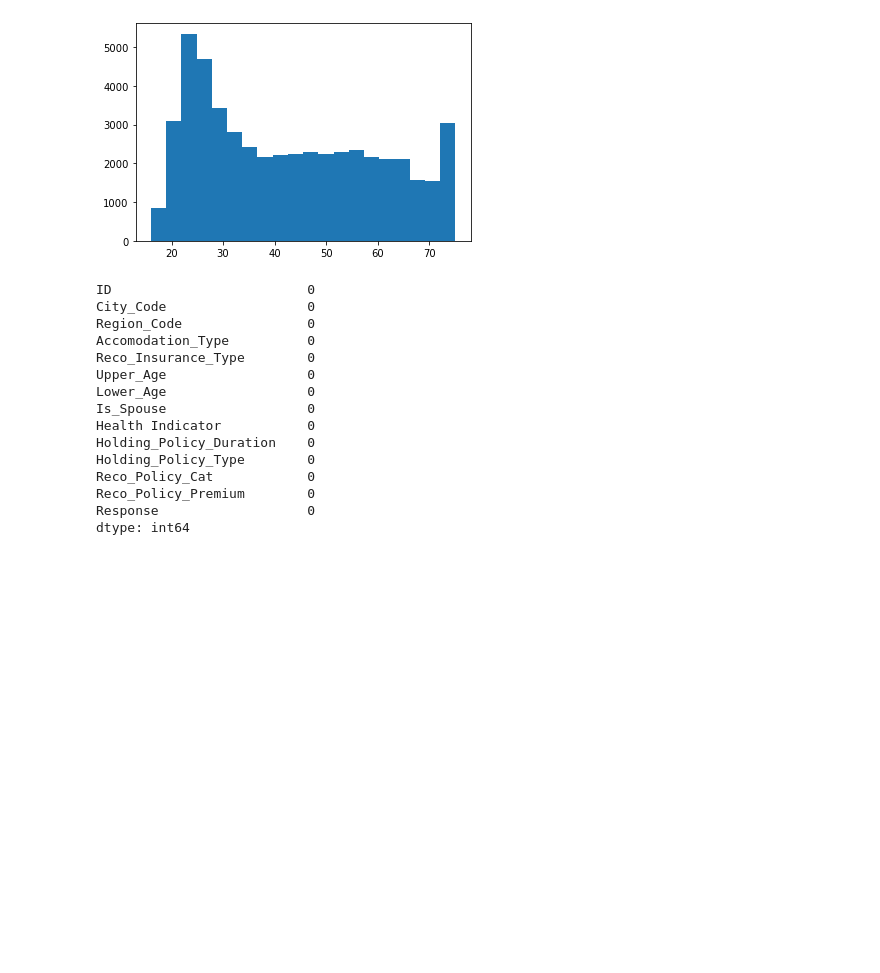
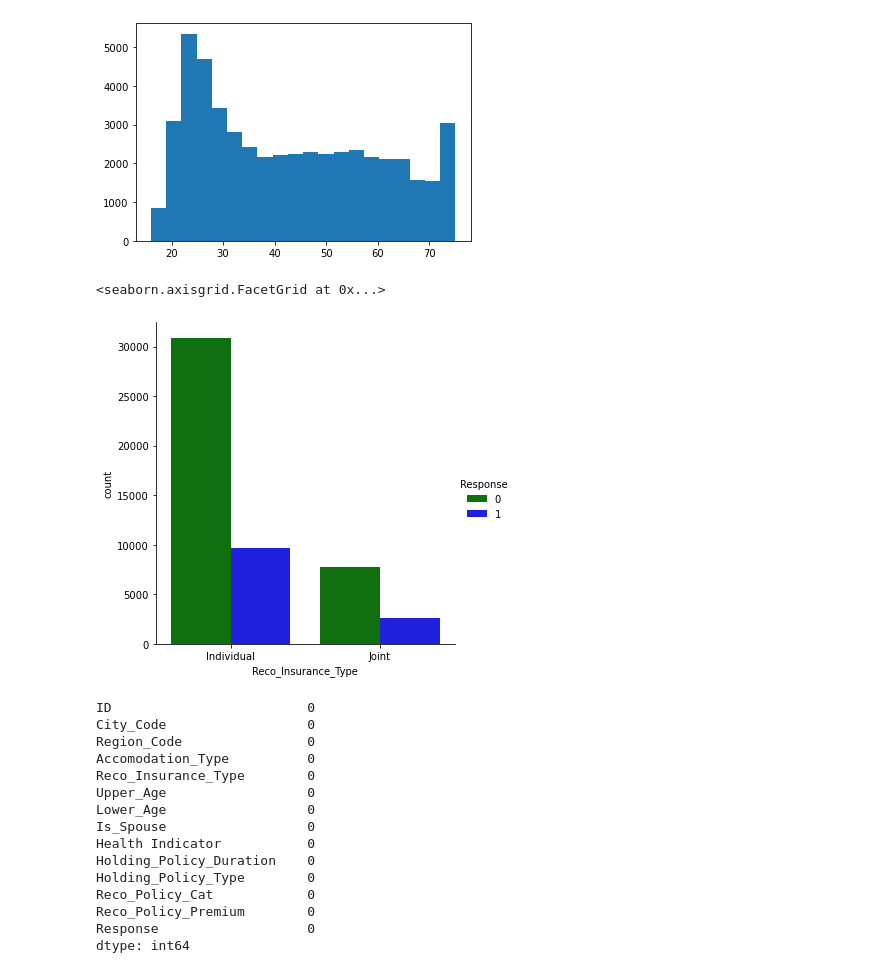
Before and after one commit to Suchitra-Majumdar/Health_Insurance_Lead_Prediction, a Jupyter notebook: Health Insurance Lead Prediction.ipynb, the cells around one changed output. Drawn from its saved outputs; the diff is of its cells as text; code cells hidden in the pictures; blank space fills up the shorter version.

```diff
--- a/Health Insurance Lead Prediction.ipynb
+++ b/Health Insurance Lead Prediction.ipynb
@@ -135,3 +183,9 @@ plt.hist(df['Lower_Age'],bins=20)
         69.1 , 72.05, 75.  ]),
  <BarContainer object of 20 artists>)
 [figure]
+# %%
+sns.catplot("Reco_Insurance_Type", hue="Response", data=df, kind="count",
+            palette={1:"blue", 0:"green"})
+# %% [output]
+<seaborn.axisgrid.FacetGrid at 0x...>
+[figure, added]
```
Also changed, not shown: parts of 14 cells of this notebook.
